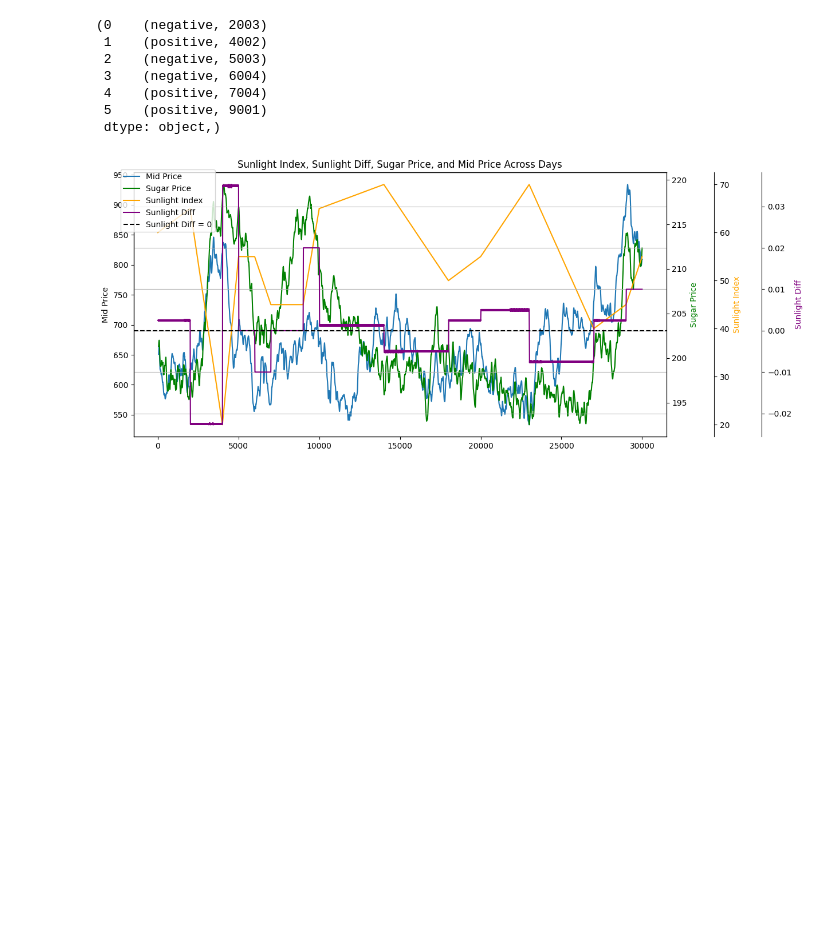
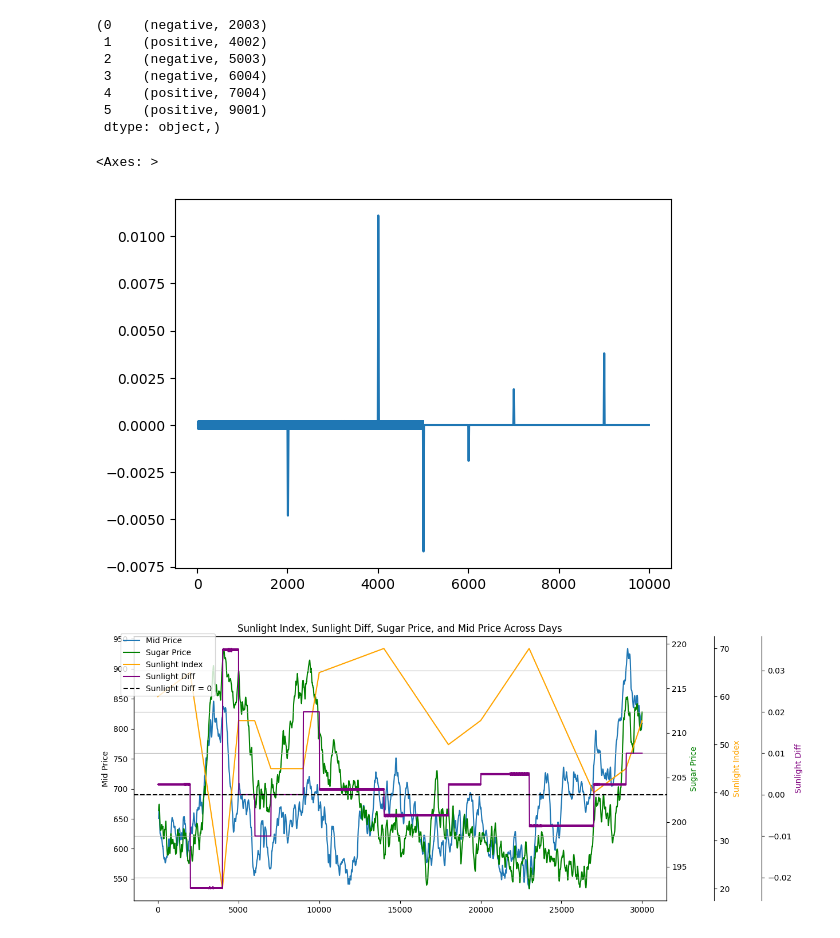
Before and after one commit to kinshu0/prosperity-3, a Jupyter notebook: round4/research-3.ipynb, the cells around one changed output. Drawn from its saved outputs; the diff is of its cells as text; code cells hidden in the pictures; blank space fills up the shorter version.

```diff
--- a/round4/research-3.ipynb
+++ b/round4/research-3.ipynb
@@ -251,6 +301,11 @@ hysteresis_inflections(sunlight_smooth.diff(2)),
  4    (positive, 7004)
  5    (positive, 9001)
  dtype: object,)
+# %%
+sunlight_smooth.diff(2).plot()
+# %% [output]
+<Axes: >
+[figure, added]
 # %%
 plot_components_with_sunlight_diff(
     mk['mid_price'].rolling(50).mean(),
```
Also changed, not shown: parts of 4 cells of this notebook, 2 other files.
